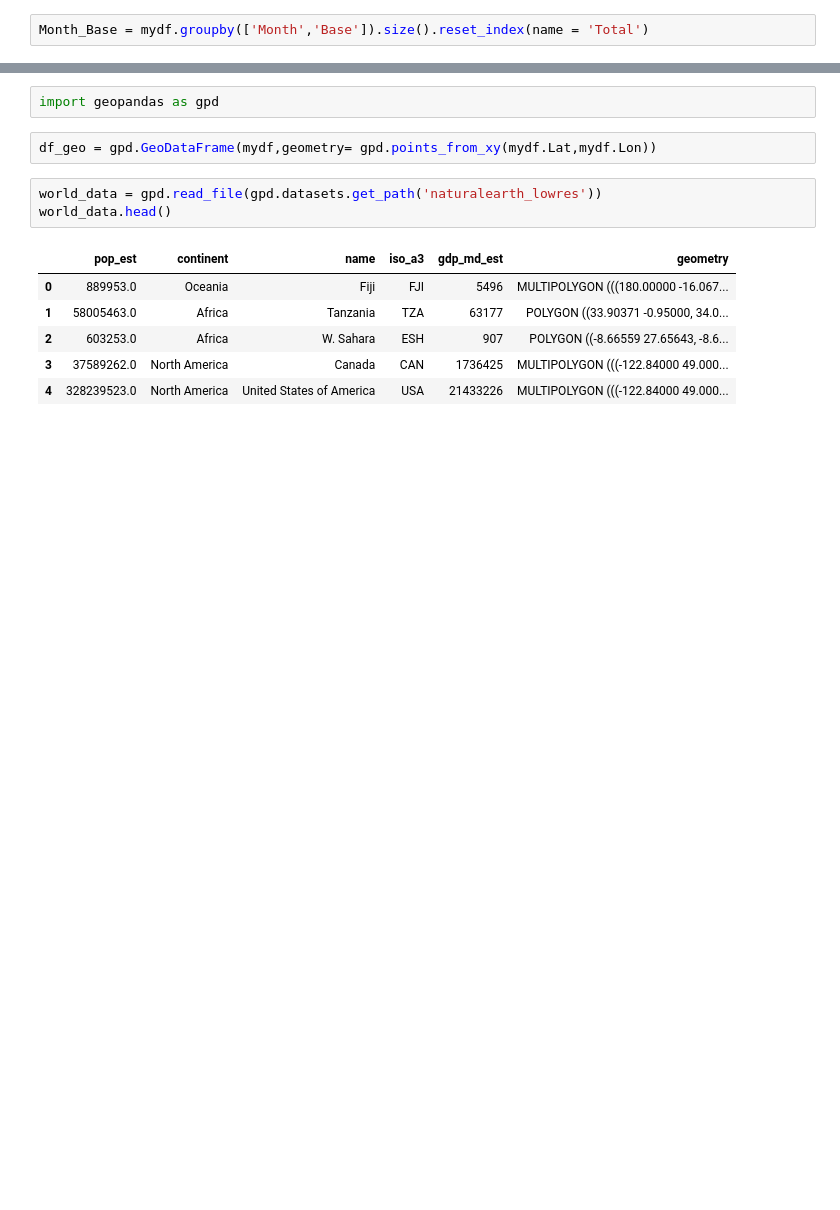
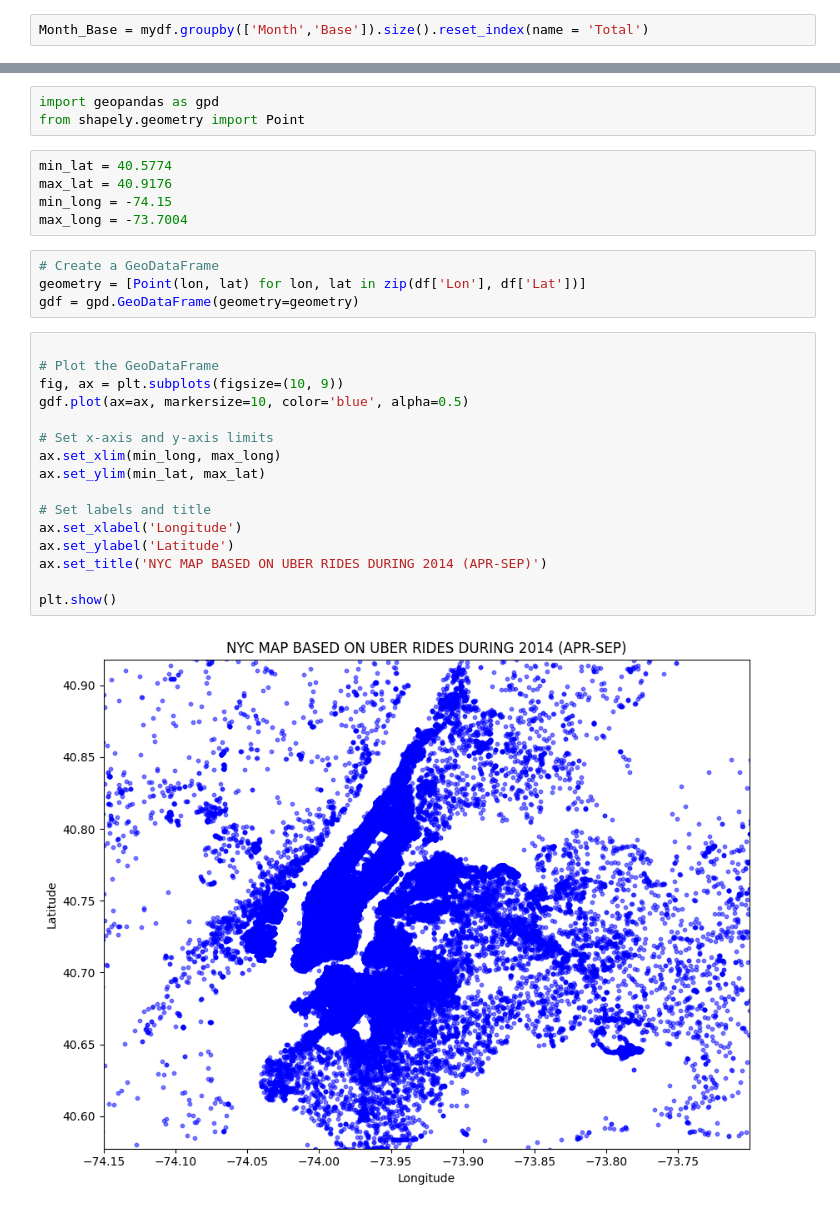
Before and after one commit to Hitesh7234/Uber-Data-Analysis, a Jupyter notebook: main.ipynb, the cells around one changed output, grey strips where cells are left out. Drawn from its saved outputs; the diff is of its cells as text; blank space fills up the shorter version.

```diff
--- a/main.ipynb
+++ b/main.ipynb
@@ -265,14 +265,30 @@ plt.show()
 # %%
 import geopandas as gpd
+from shapely.geometry import Point
-# %%
-df_geo = gpd.GeoDataFrame(mydf,geometry= gpd.points_from_xy(mydf.Lat,mydf.Lon))
-# %%
-world_data = gpd.read_file(gpd.datasets.get_path('naturalearth_lowres'))
-world_data.head()
-# %% [output]
-|  | pop_est | continent | name | iso_a3 | gdp_md_est | geometry |
-| 0 | 889953.0 | Oceania | Fiji | FJI | 5496 | MULTIPOLYGON (((180.00000 -16.067... |
-| 1 | 58005463.0 | Africa | Tanzania | TZA | 63177 | POLYGON ((33.90371 -0.95000, 34.0... |
-| 2 | 603253.0 | Africa | W. Sahara | ESH | 907 | POLYGON ((-8.66559 27.65643, -8.6... |
-| 3 | 37589262.0 | North America | Canada | CAN | 1736425 | MULTIPOLYGON (((-122.84000 49.000... |
-| 4 | 328239523.0 | North America | United States of America | USA | 21433226 | MULTIPOLYGON (((-122.84000 49.000... |
+# %%
+min_lat = 40.5774
+max_lat = 40.9176
+min_long = -74.15
+max_long = -73.7004
+# %%
+# Create a GeoDataFrame
+geometry = [Point(lon, lat) for lon, lat in zip(df['Lon'], df['Lat'])]
+gdf = gpd.GeoDataFrame(geometry=geometry)
+# %%
+
+# Plot the GeoDataFrame
+fig, ax = plt.subplots(figsize=(10, 9))
+gdf.plot(ax=ax, markersize=10, color='blue', alpha=0.5)
+
+# Set x-axis and y-axis limits
+ax.set_xlim(min_long, max_long)
+ax.set_ylim(min_lat, max_lat)
+
+# Set labels and title
+ax.set_xlabel('Longitude')
+ax.set_ylabel('Latitude')
+ax.set_title('NYC MAP BASED ON UBER RIDES DURING 2014 (APR-SEP)')
+
+plt.show()
+# %% [output]
+[figure, added]
```
Also changed, not shown: parts of 16 cells of this notebook.
